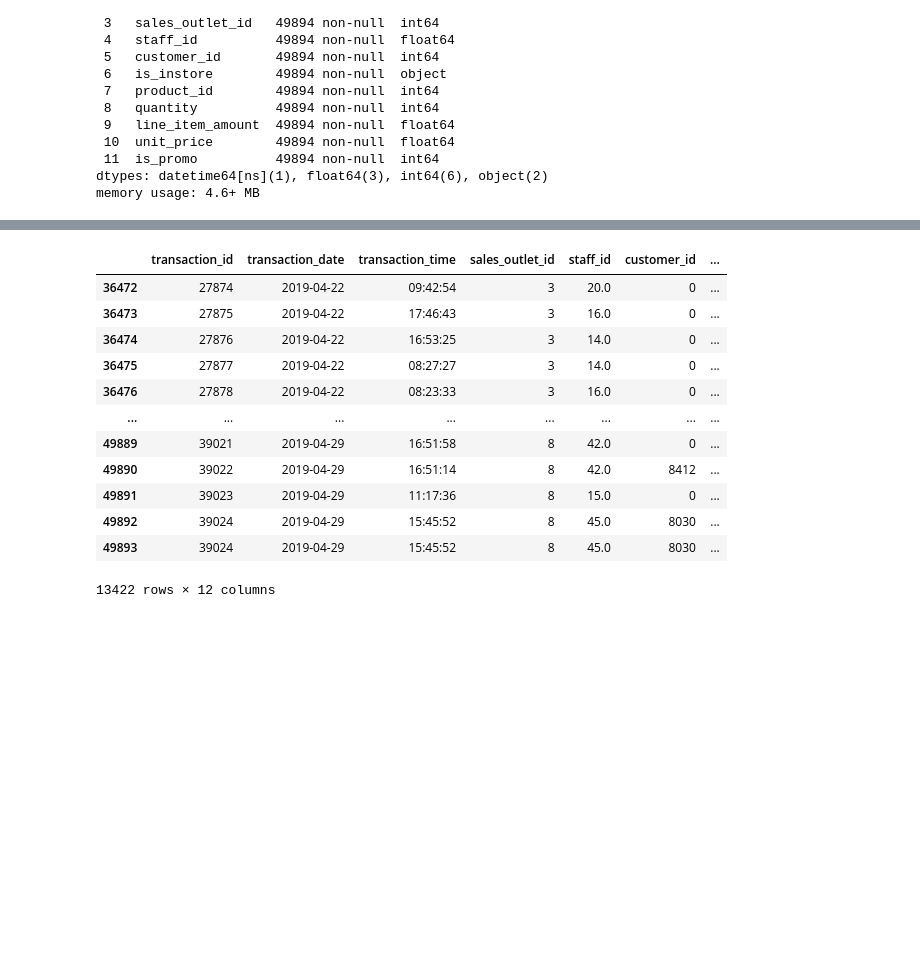
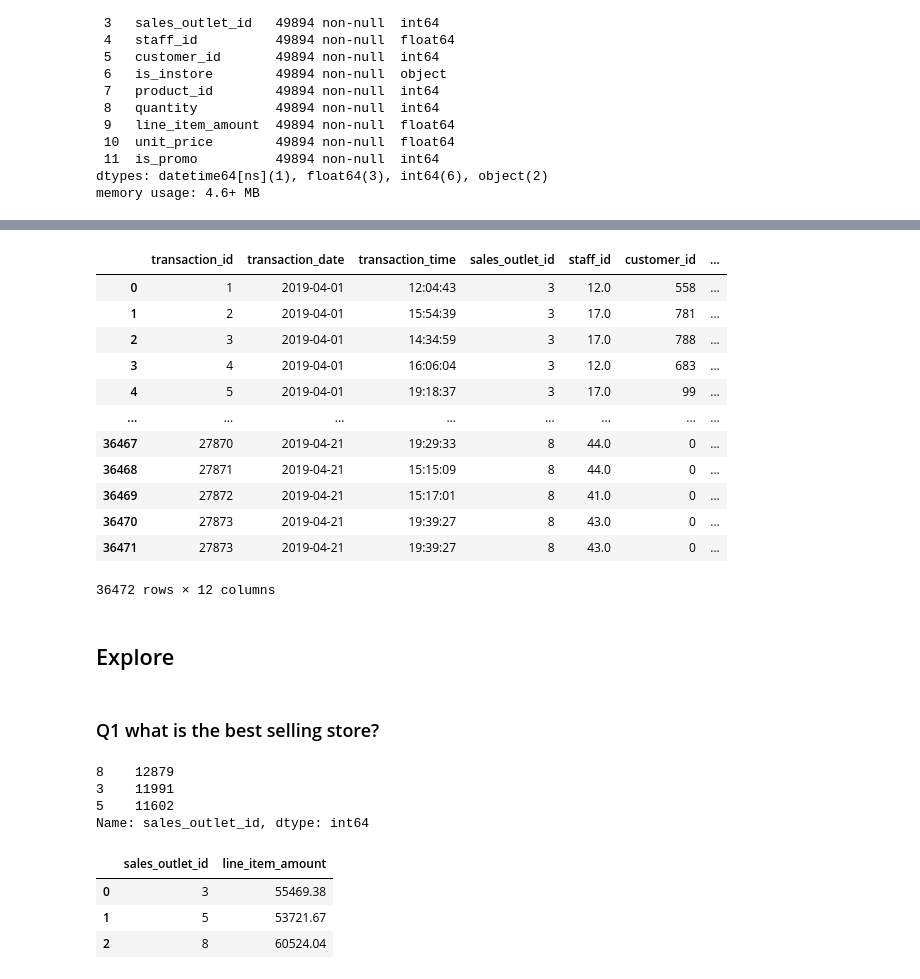
Before and after one commit to coffee-shop-analysis/coffee_project, a Jupyter notebook: explore_j.ipynb, the cells around one changed output, grey strips where cells are left out. Drawn from its saved outputs; the diff is of its cells as text; code cells hidden in the pictures; blank space fills up the shorter version.

```diff
--- a/explore_j.ipynb
+++ b/explore_j.ipynb
@@ -64,18 +70,29 @@ train = df[df.transaction_date < '2019-04-22']
 # %%
 test = df[df.transaction_date >= '2019-04-22']
 # %%
-test
+train
 # %% [output]
 |  | transaction_id | transaction_date | transaction_time | sales_outlet_id | staff_id | customer_id | ... |
-| 36472 | 27874 | 2019-04-22 | 09:42:54 | 3 | 20.0 | 0 | ... |
-| 36473 | 27875 | 2019-04-22 | 17:46:43 | 3 | 16.0 | 0 | ... |
-| 36474 | 27876 | 2019-04-22 | 16:53:25 | 3 | 14.0 | 0 | ... |
-| 36475 | 27877 | 2019-04-22 | 08:27:27 | 3 | 14.0 | 0 | ... |
-| 36476 | 27878 | 2019-04-22 | 08:23:33 | 3 | 16.0 | 0 | ... |
+| 0 | 1 | 2019-04-01 | 12:04:43 | 3 | 12.0 | 558 | ... |
+| 1 | 2 | 2019-04-01 | 15:54:39 | 3 | 17.0 | 781 | ... |
+| 2 | 3 | 2019-04-01 | 14:34:59 | 3 | 17.0 | 788 | ... |
+| 3 | 4 | 2019-04-01 | 16:06:04 | 3 | 12.0 | 683 | ... |
+| 4 | 5 | 2019-04-01 | 19:18:37 | 3 | 17.0 | 99 | ... |
 | ... | ... | ... | ... | ... | ... | ... | ... |
-| 49889 | 39021 | 2019-04-29 | 16:51:58 | 8 | 42.0 | 0 | ... |
-| 49890 | 39022 | 2019-04-29 | 16:51:14 | 8 | 42.0 | 8412 | ... |
-| 49891 | 39023 | 2019-04-29 | 11:17:36 | 8 | 15.0 | 0 | ... |
-| 49892 | 39024 | 2019-04-29 | 15:45:52 | 8 | 45.0 | 8030 | ... |
-| 49893 | 39024 | 2019-04-29 | 15:45:52 | 8 | 45.0 | 8030 | ... |
+| 36467 | 27870 | 2019-04-21 | 19:29:33 | 8 | 44.0 | 0 | ... |
+| 36468 | 27871 | 2019-04-21 | 15:15:09 | 8 | 44.0 | 0 | ... |
+| 36469 | 27872 | 2019-04-21 | 15:17:01 | 8 | 41.0 | 0 | ... |
+| 36470 | 27873 | 2019-04-21 | 19:39:27 | 8 | 43.0 | 0 | ... |
+| 36471 | 27873 | 2019-04-21 | 19:39:27 | 8 | 43.0 | 0 | ... |
-13422 rows × 12 columns
+36472 rows × 12 columns
+# %% [markdown]
+## Explore
+# %% [markdown]
+### Q1 what is the best selling store?
+# %%
+train.sales_outlet_id.value_counts()
+# %% [output]
+8    12879
+3    11991
+5    11602
+Name: sales_outlet_id, dtype: int64
@@ -81,0 +101,7 @@ test
+# %%
+stores_grouped
+# %% [output]
+|  | sales_outlet_id | line_item_amount |
+| 0 | 3 | 55469.38 |
+| 1 | 5 | 53721.67 |
+| 2 | 8 | 60524.04 |
```
Also changed, not shown: parts of 27 cells of this notebook.
